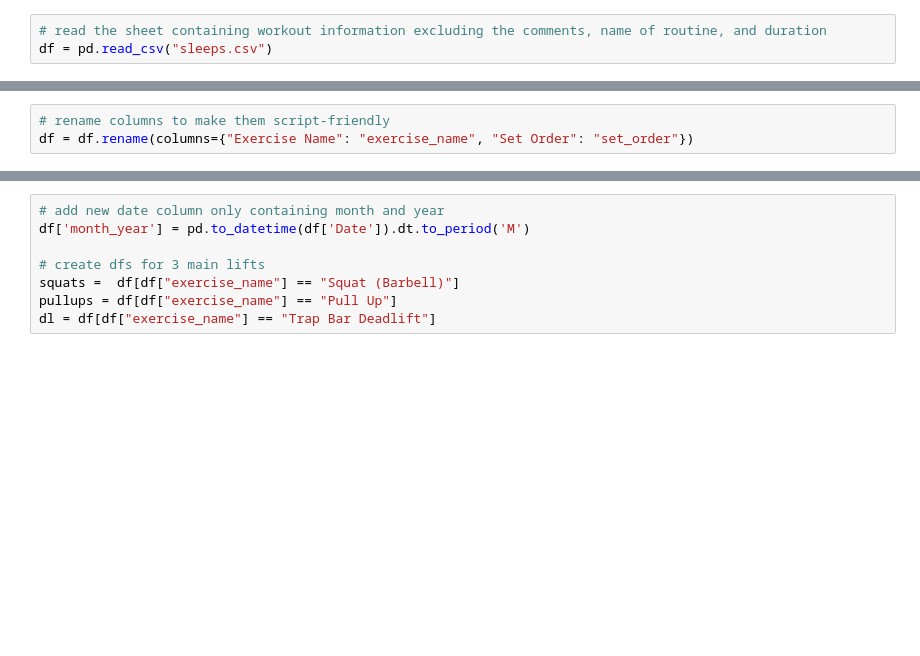
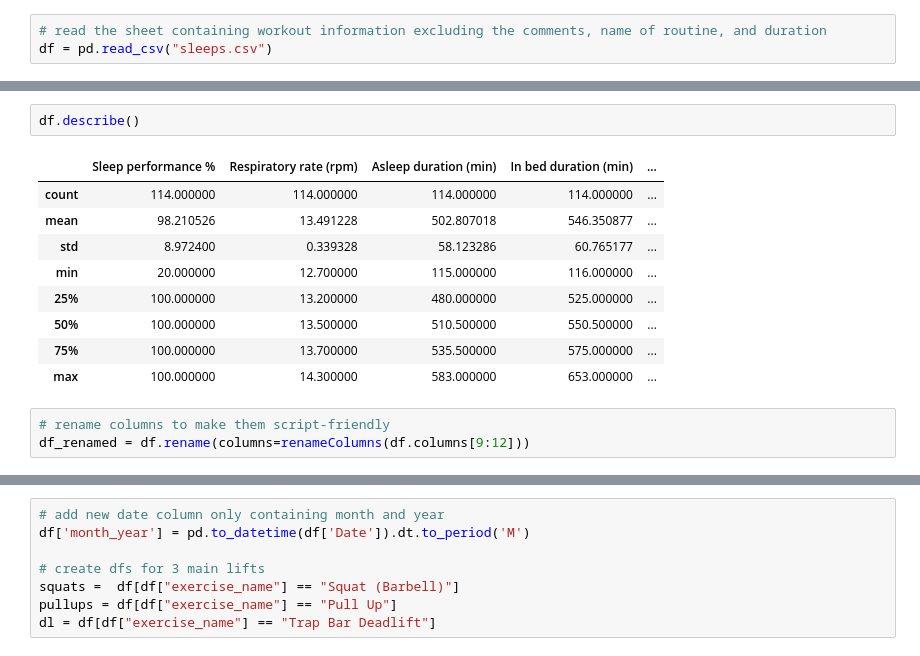
Before and after one commit to gsiraji/Tools, a Jupyter notebook: python/sleep_data.ipynb, the cells around one changed output, grey strips where cells are left out. Cells and saved outputs as stored; diff of their text form; blank space fills up the shorter version.

```diff
--- a/python/sleep_data.ipynb
+++ b/python/sleep_data.ipynb
@@ -36,3 +84,15 @@ plt.plot(detrended)
+# %%
+df.describe()
+# %% [output]
+|  | Sleep performance % | Respiratory rate (rpm) | Asleep duration (min) | In bed duration (min) | ... |
+| count | 114.000000 | 114.000000 | 114.000000 | 114.000000 | ... |
+| mean | 98.210526 | 13.491228 | 502.807018 | 546.350877 | ... |
+| std | 8.972400 | 0.339328 | 58.123286 | 60.765177 | ... |
+| min | 20.000000 | 12.700000 | 115.000000 | 116.000000 | ... |
+| 25% | 100.000000 | 13.200000 | 480.000000 | 525.000000 | ... |
+| 50% | 100.000000 | 13.500000 | 510.500000 | 550.500000 | ... |
+| 75% | 100.000000 | 13.700000 | 535.500000 | 575.000000 | ... |
+| max | 100.000000 | 14.300000 | 583.000000 | 653.000000 | ... |
 # %%
 # rename columns to make them script-friendly
-df = df.rename(columns={"Exercise Name": "exercise_name", "Set Order": "set_order"})
+df_renamed = df.rename(columns=renameColumns(df.columns[9:12]))
```
Also changed, not shown: parts of 10 cells of this notebook.
